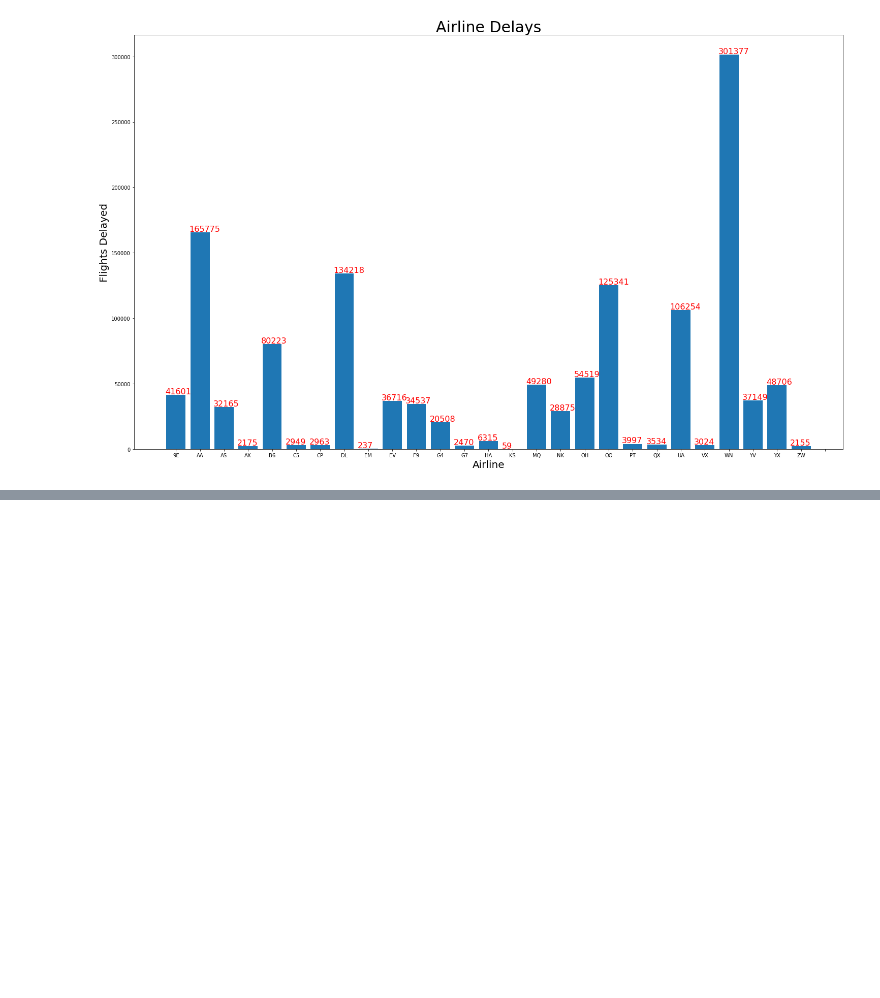
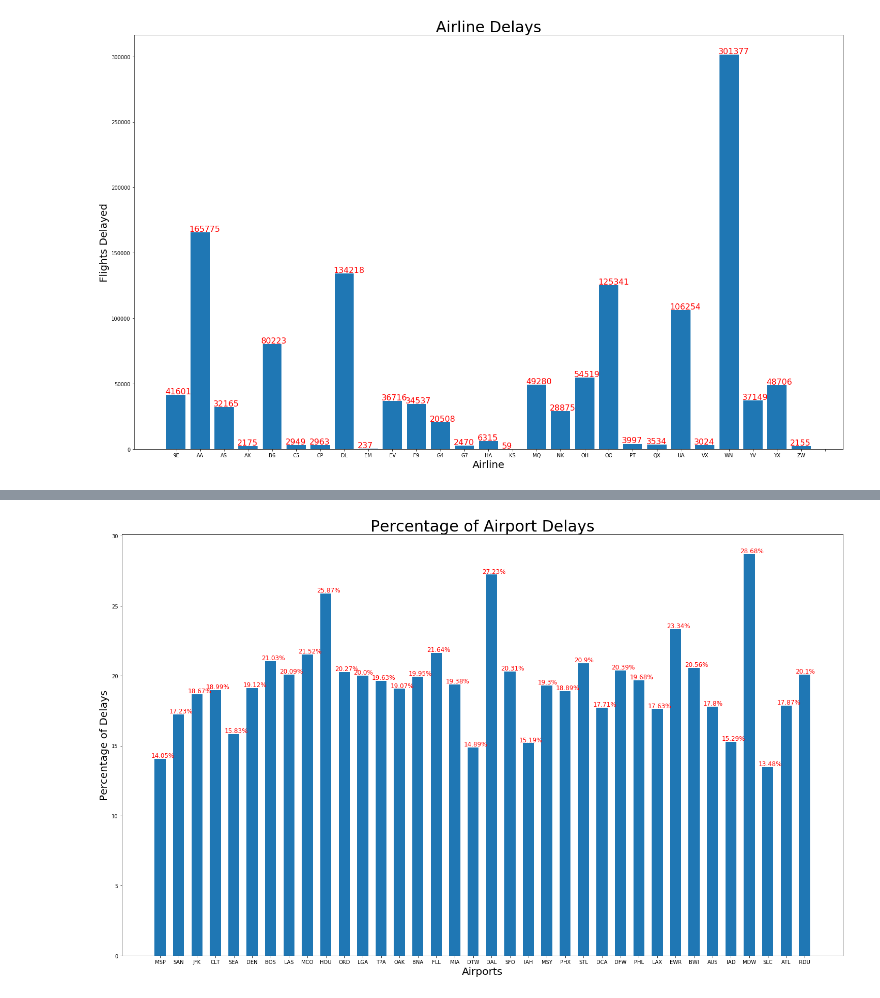
Before and after one commit to Arimorris/delays, a Jupyter notebook: visuals .ipynb, the cells around one changed output, grey strips where cells are left out. Saved outputs shown, nothing was run; the diff lists cells and outputs as text; code cells hidden in the pictures; blank space fills up the shorter version.

```diff
--- a/visuals .ipynb
+++ b/visuals .ipynb
@@ -213,0 +243,11 @@ plt.show()
+# %%
+plt.figure(figsize=(25,15))
+plt.bar(port, p_pct,width=0.6)
+plt.title("Percentage of Airport Delays", fontsize =30)
+plt.xlabel('Airports', fontsize =20)
+plt.ylabel('Percentage of Delays', fontsize =20)
+for a,b in zip(range(37), p_pct):
+    plt.text(a -.5, b +.1, str(b) + '%', fontsize =12, color ='r')
+plt.show()
+# %% [output]
+[figure, added]
```
Also changed, not shown: parts of 9 cells of this notebook.
